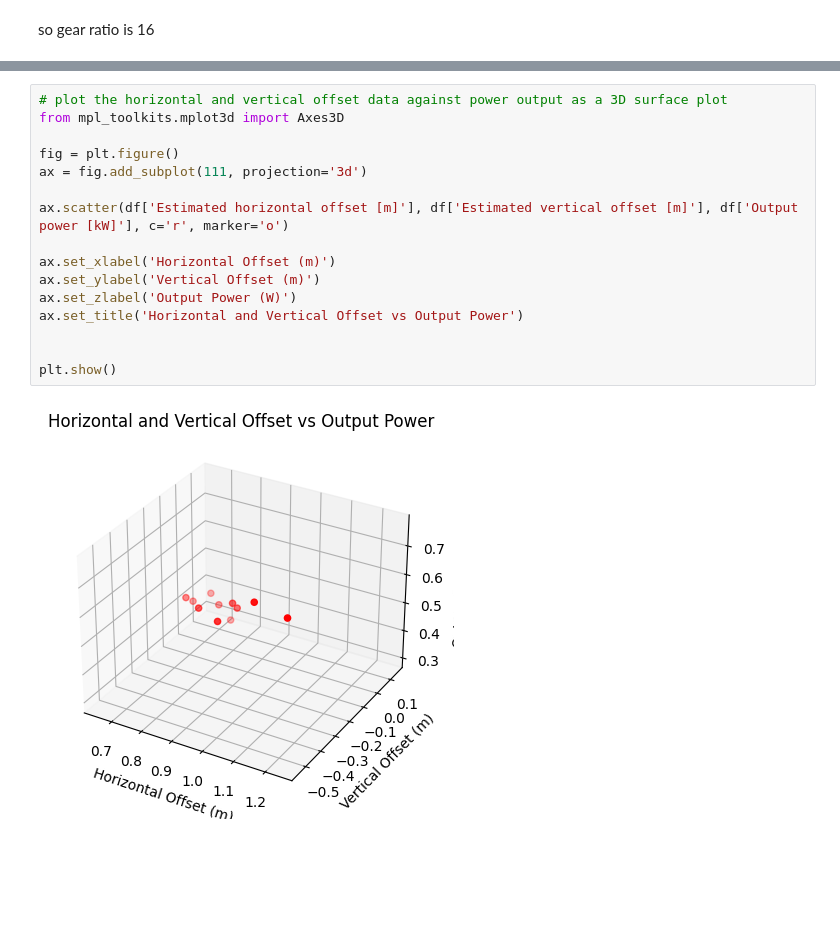
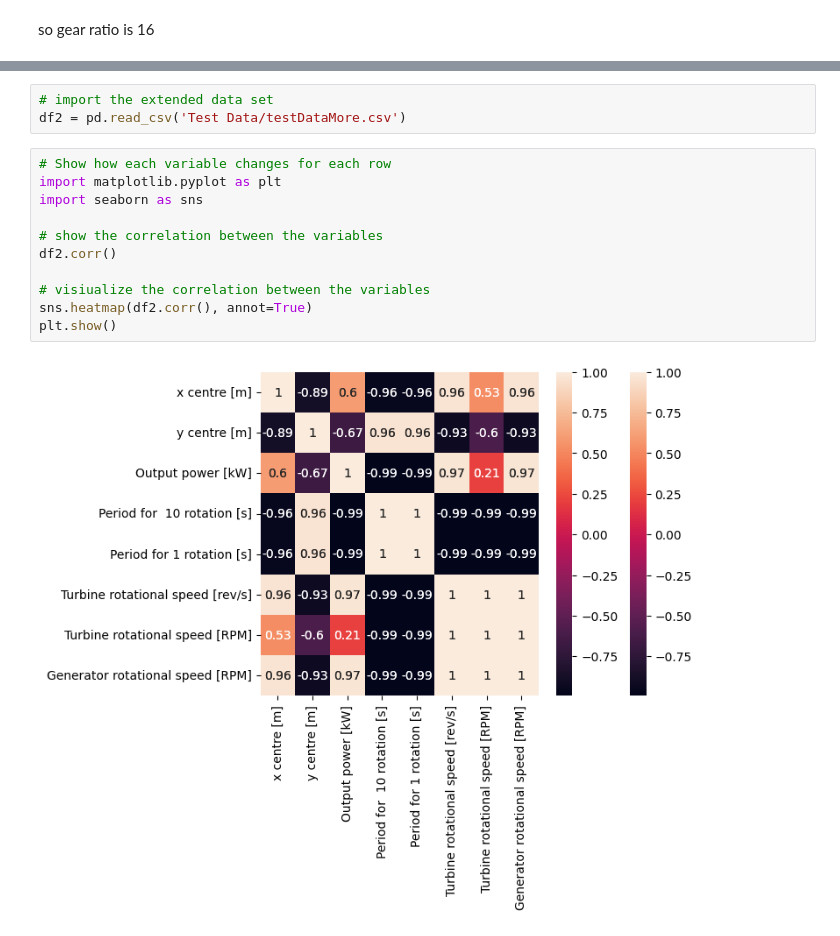
Before and after one commit to pilipb/DP4-code, a Jupyter notebook: testData.ipynb, the cells around one changed output, grey strips where cells are left out. Cells and saved outputs as stored; diff of their text form; blank space fills up the shorter version.

```diff
--- a/testData.ipynb
+++ b/testData.ipynb
@@ -99,18 +67,16 @@ plt.show()
-# %%
-# plot the horizontal and vertical offset data against power output as a 3D surface plot
-from mpl_toolkits.mplot3d import Axes3D
-
-fig = plt.figure()
-ax = fig.add_subplot(111, projection='3d')
-
-ax.scatter(df['Estimated horizontal offset [m]'], df['Estimated vertical offset [m]'], df['Output power [kW]'], c='r', marker='o')
-
-ax.set_xlabel('Horizontal Offset (m)')
-ax.set_ylabel('Vertical Offset (m)')
-ax.set_zlabel('Output Power (W)')
-ax.set_title('Horizontal and Vertical Offset vs Output Power')
-
-
-plt.show()
-# %% [output]
-[figure, removed]
+# %%
+# import the extended data set
+df2 = pd.read_csv('Test Data/testDataMore.csv')
+# %%
+# Show how each variable changes for each row
+import matplotlib.pyplot as plt
+import seaborn as sns
+
+# show the correlation between the variables
+df2.corr()
+
+# visiualize the correlation between the variables
+sns.heatmap(df2.corr(), annot=True)
+plt.show()
+# %% [output]
+[figure, added]
```
Also changed, not shown: parts of 6 cells of this notebook, 4 other files.
